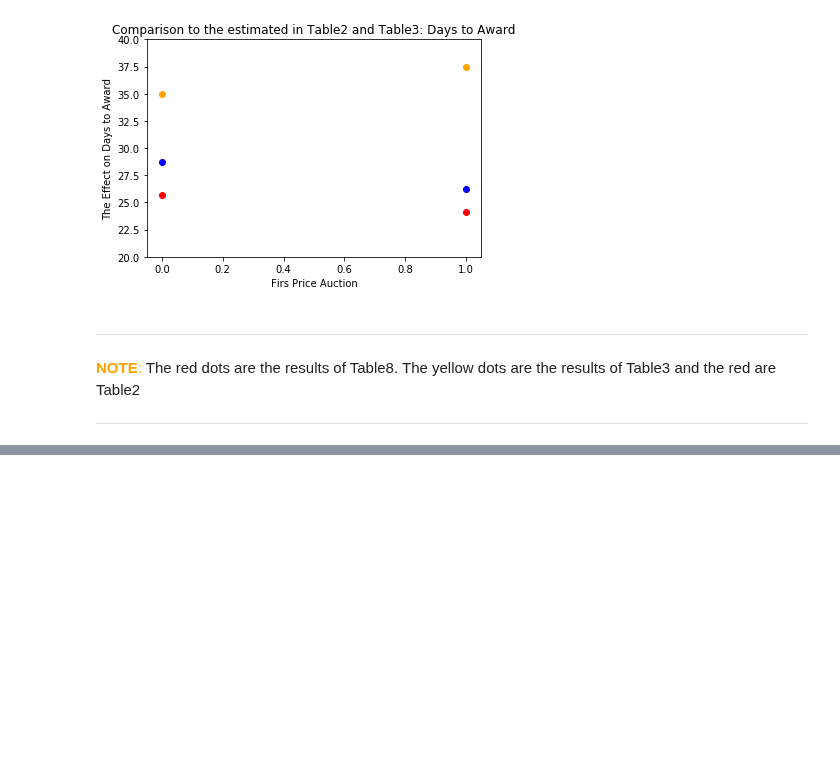
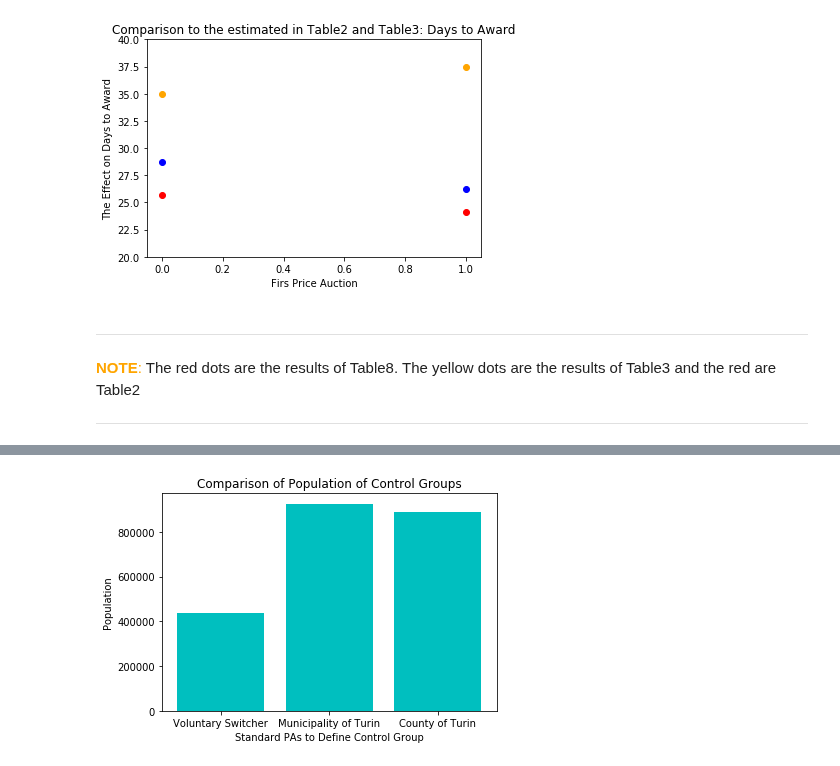
Before and after one commit to huiren-j/Replication-of-Decarolis-2014-, a Jupyter notebook: Replication_HyeinJeong.ipynb, the cells around one changed output, grey strips where cells are left out. Cells and saved outputs as stored; diff of their text form; code cells hidden in the pictures; blank space fills up the shorter version.

```diff
--- a/Untitled.ipynb
+++ b/Replication_HyeinJeong.ipynb
@@ -484,0 +451,4 @@ plt.scatter(df0['authority_code'], df0['fiscal_efficiency'])
+# %%
+population_check(df, df_ext)
+# %% [output]
+[figure, added]
```
Also changed, not shown: parts of 21 cells of this notebook, 27 other files.
